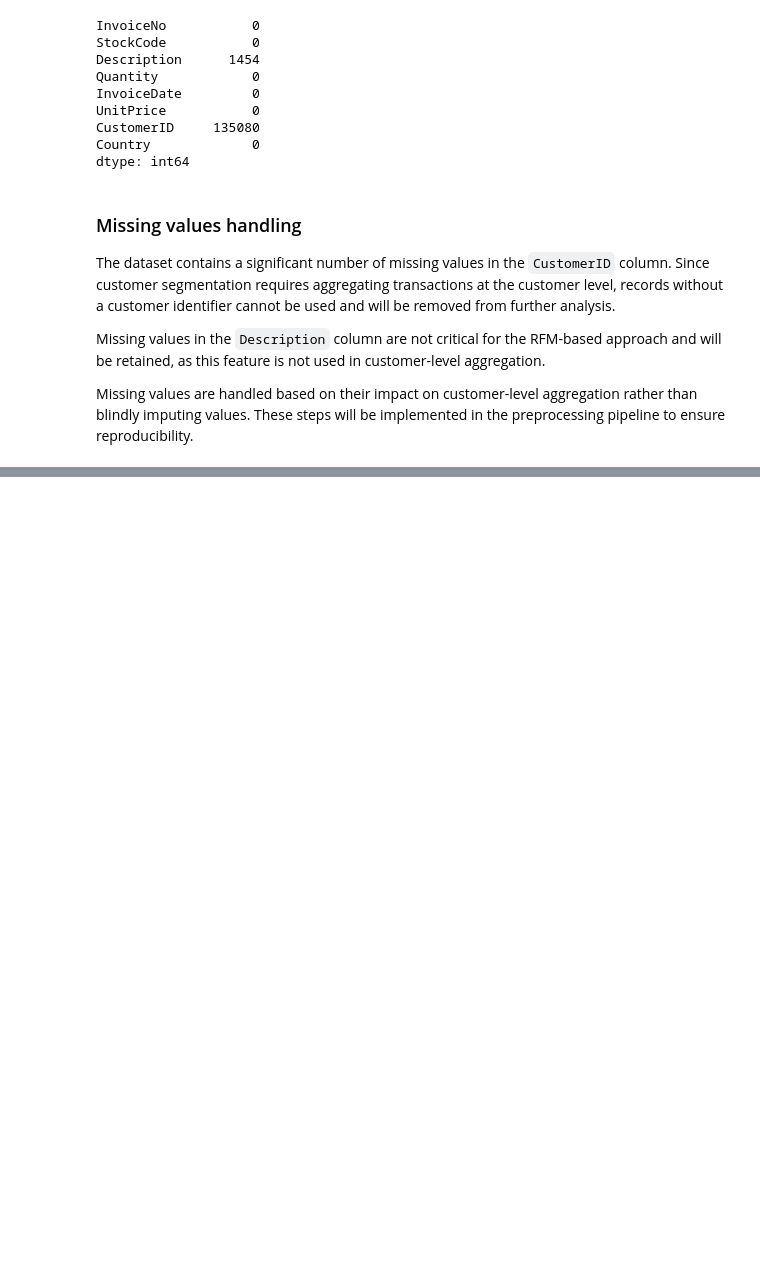
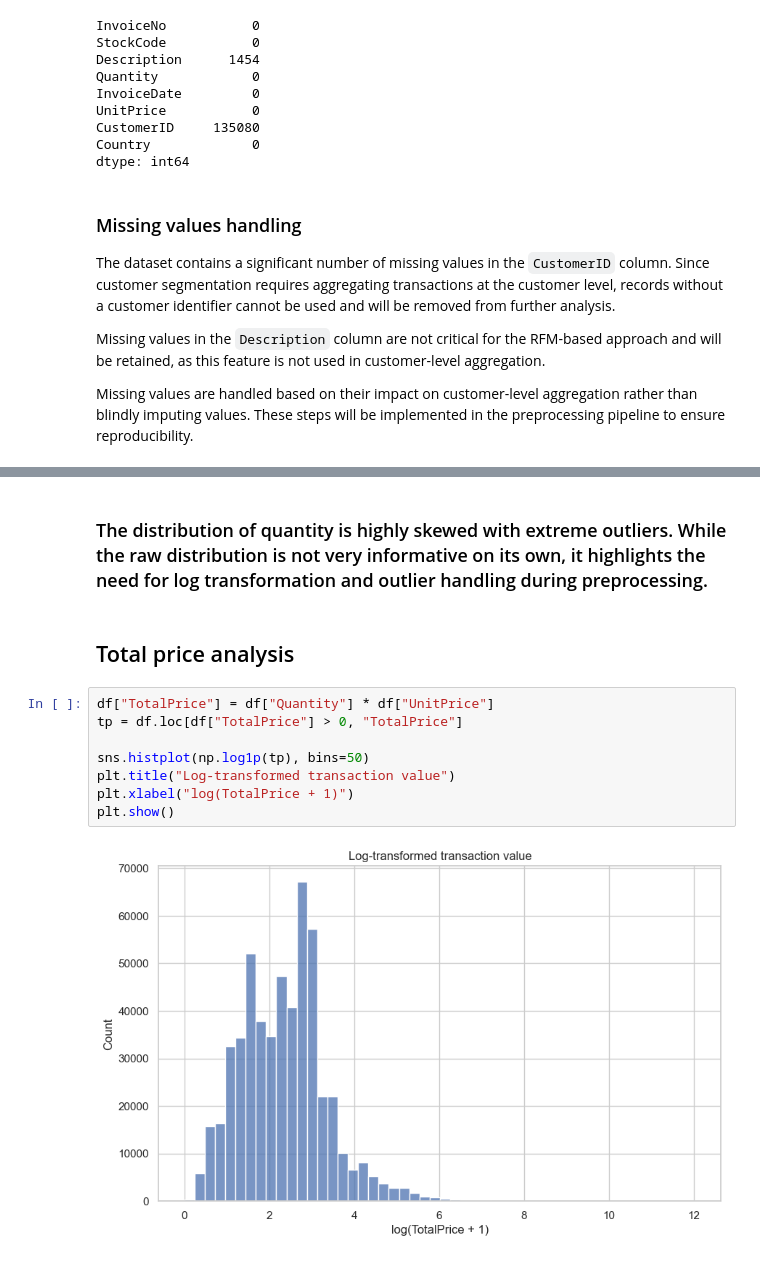
Before and after one commit to Juraaas/python_projects, a Jupyter notebook: customer_segmentation/notebooks/eda.ipynb, the cells around one changed output, grey strips where cells are left out. Saved outputs shown, nothing was run; the diff lists cells and outputs as text; blank space fills up the shorter version.

```diff
--- a/customer_segmentation/notebooks/eda.ipynb
+++ b/customer_segmentation/notebooks/eda.ipynb
@@ -80,0 +98,14 @@ Missing values are handled based on their impact on customer-level aggregation r
+# %% [markdown]
+### The distribution of quantity is highly skewed with extreme outliers. While the raw distribution is not very informative on its own, it highlights the need for log transformation and outlier handling during preprocessing.
+# %% [markdown]
+## Total price analysis
+# %%
+df["TotalPrice"] = df["Quantity"] * df["UnitPrice"]
+tp = df.loc[df["TotalPrice"] > 0, "TotalPrice"]
+
+sns.histplot(np.log1p(tp), bins=50)
+plt.title("Log-transformed transaction value")
+plt.xlabel("log(TotalPrice + 1)")
+plt.show()
+# %% [output]
+[figure, added]
```
Also changed, not shown: parts of 16 cells of this notebook.
